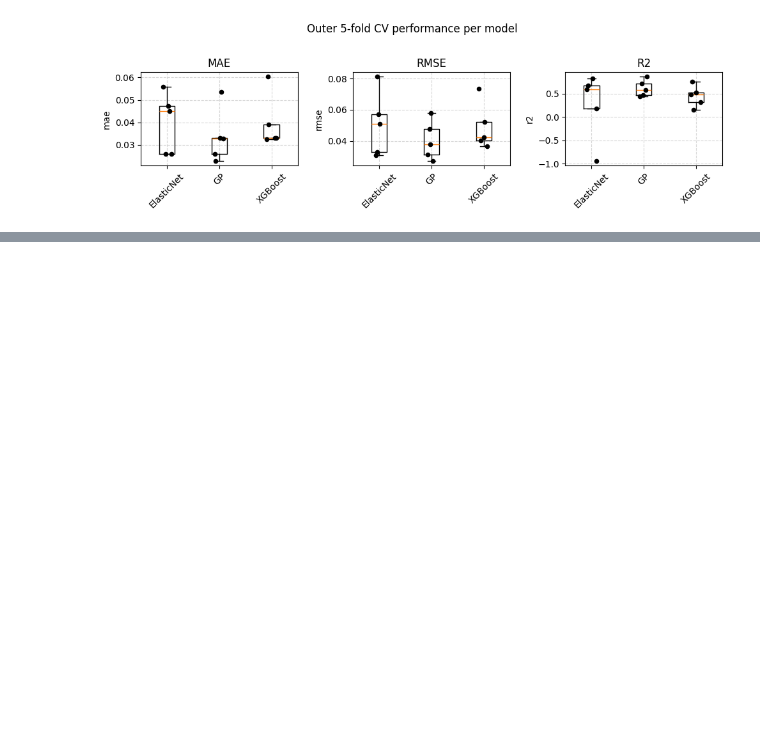
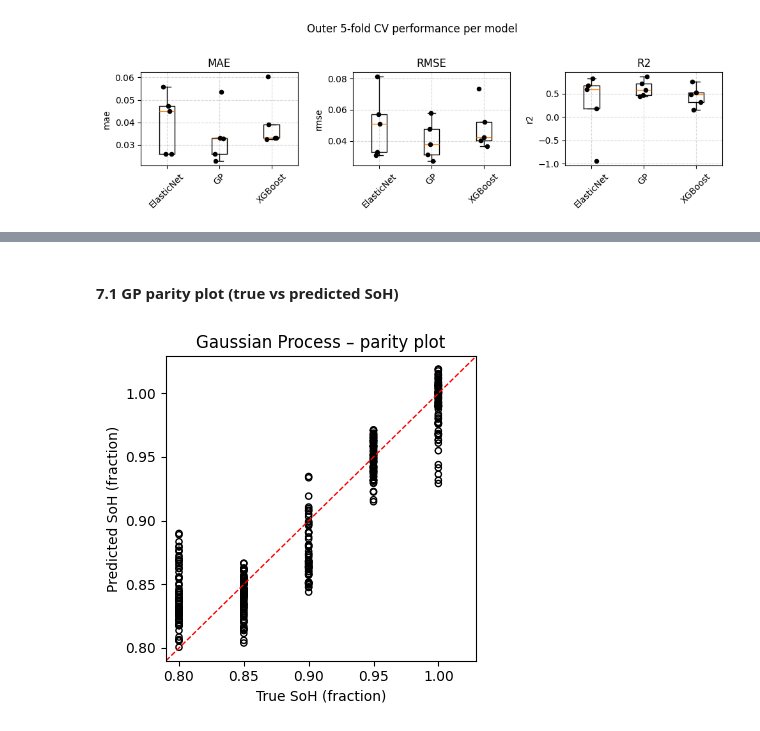
Before and after one commit to ChouaibB/battery-diagnostics-impedance-ml-examples, a Jupyter notebook: notebooks/02_SoH_from_EIS.ipynb, the cells around one changed output, grey strips where cells are left out. Saved outputs shown, nothing was run; the diff lists cells and outputs as text; code cells hidden in the pictures; blank space fills up the shorter version.

Commit message:
parity plot + feat. importance + results comments

```diff
--- a/notebooks/02_SoH_from_EIS.ipynb
+++ b/notebooks/02_SoH_from_EIS.ipynb
@@ -960,0 +974,60 @@ fig.tight_layout()
+# %% [markdown]
+#### 7.1 GP parity plot (true vs predicted SoH)
+# %%
+# Pick best GP hyperparameters (lowest outer-fold MAE)
+best_gp_row = (
+    metrics_df[metrics_df["model"] == "GP"]
+    .sort_values("mae")
+    .iloc[0]
+)
+best_params_gp = best_gp_row["best_params"]
+
+# Refit final GP on all data with these params
+kernel_gp = RBF(
+    length_scale=best_params_gp["length_scale"],
+    length_scale_bounds="fixed",
+) + WhiteKernel(
+    noise_level=best_params_gp["noise_level"],
+    noise_level_bounds="fixed",
+)
+
+gp_final = Pipeline(
+    [
+        ("scaler", StandardScaler()),
+        (
+            "reg",
+            GaussianProcessRegressor(
+                kernel=kernel_gp,
+                alpha=0.0,
+                normalize_y=True,
+                optimizer=None,
+                n_restarts_optimizer=0,
+                random_state=42,
+            ),
+        ),
+    ]
+)
+
+gp_final.fit(X, y)
+y_pred_gp = gp_final.predict(X)
+
+# Parity plot
+fig, ax = plt.subplots(figsize=(4, 4))
+ax.scatter(y, y_pred_gp, s=20, facecolors="none", edgecolors="black")
+
+# 1:1 line with a small margin so edge points are visible
+y_all = np.concatenate([y, y_pred_gp])
+y_min, y_max = y_all.min(), y_all.max()
+margin = 0.01  # small padding in SoH fraction
+
+lims = [y_min - margin, y_max + margin]
+ax.plot(lims, lims, "r--", linewidth=1)
+ax.set_xlim(lims)
+ax.set_ylim(lims)
+
+ax.set_xlabel("True SoH (fraction)")
+ax.set_ylabel("Predicted SoH (fraction)")
+ax.set_title("Gaussian Process – parity plot")
+fig.tight_layout()
+# %% [output]
+[figure, added]
```
Also changed, not shown: parts of 6 cells of this notebook.
